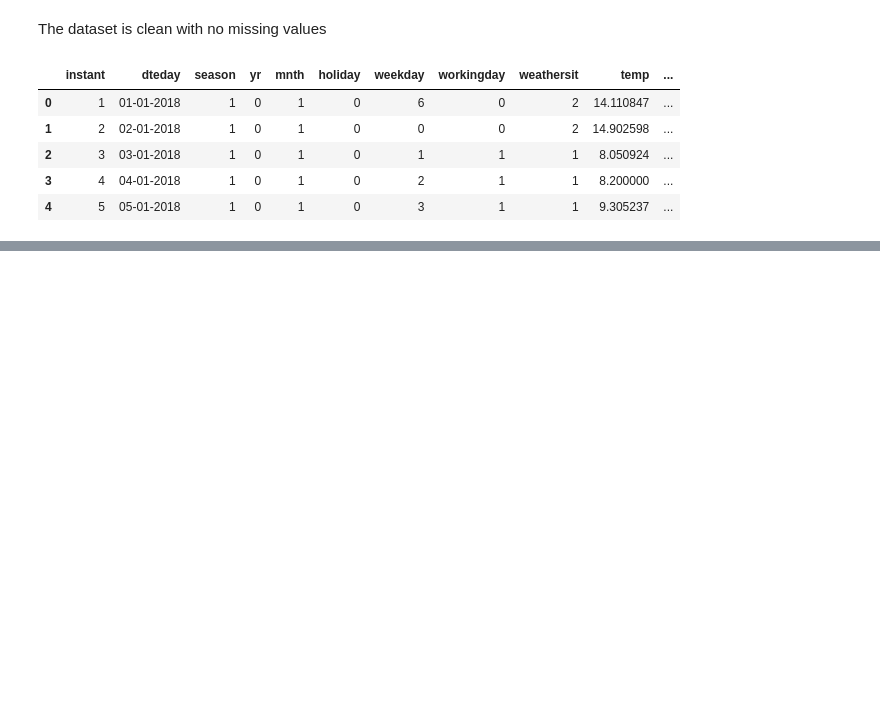
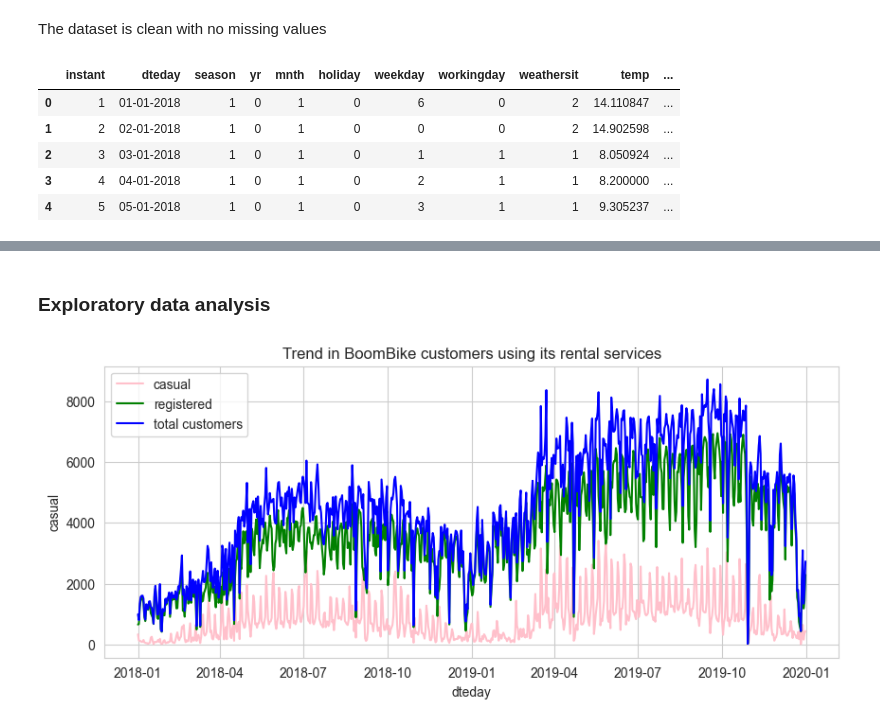
Before and after one commit to nagaraju-oruganti/Bike-Sharing, a Jupyter notebook: notebooks/eda.ipynb, the cells around one changed output, grey strips where cells are left out. Cells and saved outputs as stored; diff of their text form; code cells hidden in the pictures; blank space fills up the shorter version.

```diff
--- a/notebooks/eda.ipynb
+++ b/notebooks/eda.ipynb
@@ -146,18 +53,0 @@ The trends in feel-tempeatures are not much different to the actual temperature
-# %%
-df['delta_t'] = df['atemp'] - df['temp']
-
-### THERE IS ONE WHERE THE DIFFERENCE IN TEMP IS -17.536653. It might be due to some artifact.
-df.loc[df['delta_t'] < -10, 'delta_t'] = 0
-
-# distribution of temperature across the seasons and years
-season_dict = {1:'spring', 2:'summer', 3:'fall', 4:'winter'}
-yr_dict = {0: 2018, 1: 2019}
-
-fig, axes = plt.subplots(1, len(season_dict), figsize=(12, 4), sharey=True, sharex = True)
-for idx, ax in enumerate(axes.flatten()):
-    sns.histplot(data = df[df['season'] == (idx + 1)], x = 'delta_t', hue = 'yr', ax = ax, kde = True, alpha = 0.4)
-    ax.legend([2018, 2019])
-    ax.set_title(season_dict[idx+1])
-    ax.set_ylabel('Change in temperature (C)')
-
-plt.tight_layout()
@@ -172,0 +56,20 @@ True
+# %%
+## Data maps
+season_map      = {1 : 'spring', 2: 'summer', 3: 'fall', 4: 'winter'}
+year_map        = {0 : 2018, 1: 2019}
+month_map       = {1: 'Jan', 2: 'Feb', 3: 'Mar', 4: 'Apr', 5: 'May', 6: 'Jun', 7: 'Jul', 8: 'Aug', 9: 'Sep', 10: 'Oct', 11: 'Nov', 12: 'Dec'}
+holiday_map     = {0 : 'not holiday', 1: 'holiday'}
+weekday_map     = {0 : 'Tuesday', 1 : 'Wednesday', 2 : 'Thursday', 3 : 'Friday', 4: 'Saturday', 5 : 'Sunday', 6: 'Monday'}
+workingday_map  = {0 : 'Working day', 1 : 'Weekend or holiday'}
+weathersit_map  = {1 : 'Clear', 2 : 'Mist', 3 : 'Light rain', 4: 'Heavy rain'}
+# %%
+# apply
+df['season']     = df['season'].map(season_map)
+df['yr']         = df['yr'].map(year_map)
+df['mnth']       = df['mnth'].map(month_map)
+df['holiday']    = df['holiday'].map(holiday_map)
+df['weekday']    = df['weekday'].map(weekday_map)
+df['workingday'] = df['workingday'].map(workingday_map)
+df['weathersit'] = df['weathersit'].map(weathersit_map)
+# %%
+df['dteday'] = pd.to_datetime(df['dteday'], format = '%d-%m-%Y')
@@ -172,0 +86,11 @@ True
+# %% [markdown]
+### Exploratory data analysis
+# %%
+plt.figure(figsize=(10, 4))
+sns.lineplot(data = df, x = 'dteday', y = 'casual', label = 'casual', color = 'pink')
+sns.lineplot(data = df, x = 'dteday', y = 'registered', label = 'registered', color = 'green')
+sns.lineplot(data = df, x = 'dteday', y = 'cnt', label = 'total customers', color = 'blue')
+plt.title('Trend in BoomBike customers using its rental services')
+plt.show()
+# %% [output]
+[figure, added]
```
Also changed, not shown: parts of 48 cells of this notebook, 5 other files.
